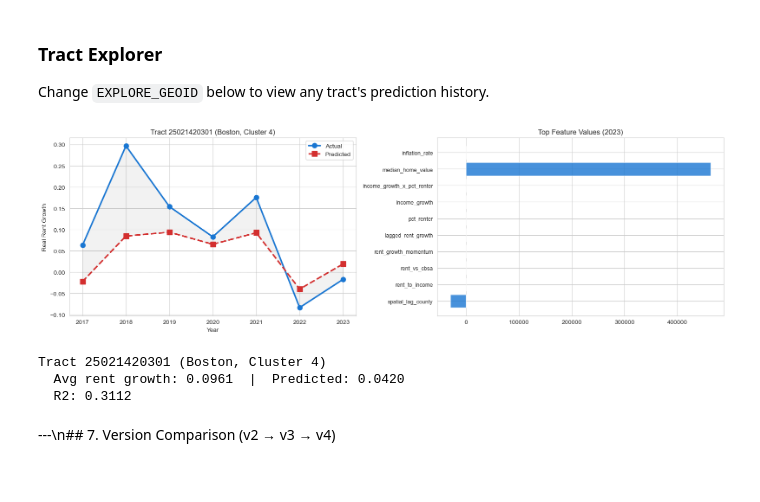
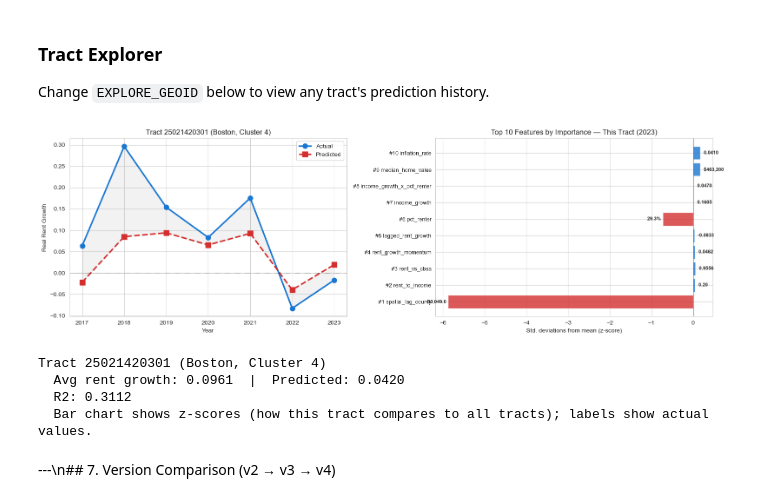
Before and after one commit to jonathanlng02/rent-growth-backtesting, a Jupyter notebook: rent_growth_analysis.ipynb, the cells around one changed output. Cells and saved outputs as stored; diff of their text form; code cells hidden in the pictures.

```diff
--- a/rent_growth_analysis.ipynb
+++ b/rent_growth_analysis.ipynb
@@ -1135,39 +1163,72 @@ Change `EXPLORE_GEOID` below to view any tract's prediction history.
 # %%
 # ============================================================
 # TRACT EXPLORER - Change GEOID to explore any tract
 # ============================================================
 EXPLORE_GEOID = selected_tracts[0][1]
 
 tract = df_clean[df_clean['GEOID'] == EXPLORE_GEOID].sort_values('year')
 if len(tract) == 0:
     print(f'Tract {EXPLORE_GEOID} not found.')
 else:
     cbsa_name = tract['cbsa'].iloc[0]
     cl = int(tract['cluster'].iloc[0])
     fig, axes = plt.subplots(1, 2, figsize=(16, 5))
     axes[0].plot(tract['year'], tract[TARGET], 'o-', color='#1976d2', lw=2.5, markersize=8, label='Actual')
     axes[0].plot(tract['year'], tract['predicted_rg'], 's--', color='#d32f2f', lw=2.5, markersize=8, label='Predicted')
     axes[0].fill_between(tract['year'], tract[TARGET], tract['predicted_rg'], alpha=0.1, color='gray')
     axes[0].axhline(y=0, color='black', lw=0.5, ls=':')
     axes[0].set_xlabel('Year'); axes[0].set_ylabel('Real Rent Growth')
     axes[0].set_title(f'Tract {EXPLORE_GEOID} ({cbsa_name}, Cluster {cl})')
     axes[0].legend()
     latest = tract.iloc[-1]
     top_features = importance_df.head(10).index
-    feat_vals = latest[top_features]
-    axes[1].barh(range(len(feat_vals)), feat_vals.values, color='#1976d2', alpha=0.8)
-    axes[1].set_yticks(range(len(feat_vals)))
-    axes[1].set_yticklabels(top_features, fontsize=9)
-    axes[1].set_title(f'Top Feature Values ({int(latest["year"])})')
+
+    # Standardize feature values for comparable bar lengths (z-scores vs all tracts)
+    all_means = df_clean[top_features].mean()
+    all_stds = df_clean[top_features].std()
+    feat_raw = latest[top_features]
+    feat_z = (feat_raw - all_means) / all_stds
+
+    # Plot bars using z-scores, label with actual values
+    rank_labels = [f'#{i+1} {f}' for i, f in enumerate(top_features)]
+    colors = ['#d32f2f' if z < 0 else '#1976d2' for z in feat_z]
+    bars = axes[1].barh(range(len(feat_z)), feat_z.values, color=colors, alpha=0.8)
+    axes[1].set_yticks(range(len(feat_z)))
+    axes[1].set_yticklabels(rank_labels, fontsize=9)
+    axes[1].set_xlabel('Std. deviations from mean (z-score)')
+    axes[1].set_title(f'Top 10 Features by Importance — This Tract ({int(latest["year"])})')
+    axes[1].axvline(x=0, color='black', lw=0.5)
+
+    # Data labels: show actual values
+    for bar, (feat, raw_val) in zip(bars, feat_raw.items()):
+        if feat in ('median_hh_income', 'median_home_value'):
+            lbl = f'${raw_val:,.0f}'
+        elif any(feat.startswith(p) for p in ('pct_', 'vacancy', 'poverty', 'unemployment', 'rent_burden', 'labor_')):
+            lbl = f'{raw_val:.1%}'
+        elif feat in ('rent_to_income',):
+            lbl = f'{raw_val:.2f}'
+        elif feat in ('median_age',):
+            lbl = f'{raw_val:.1f} yrs'
+        elif feat in ('worker_density',):
+            lbl = f'{raw_val:.2f}'
+        else:
+            lbl = f'{raw_val:.4f}' if abs(raw_val) < 1 else f'{raw_val:,.1f}'
+        x_pos = bar.get_width()
+        ha = 'left' if x_pos >= 0 else 'right'
+        axes[1].text(x_pos + (0.05 if x_pos >= 0 else -0.05), bar.get_y() + bar.get_height()/2,
+                      f' {lbl}', ha=ha, va='center', fontsize=8, fontweight='bold')
+
     plt.tight_layout(); plt.show()
     print(f'Tract {EXPLORE_GEOID} ({cbsa_name}, Cluster {cl})')
     print(f'  Avg rent growth: {tract[TARGET].mean():.4f}  |  Predicted: {tract["predicted_rg"].mean():.4f}')
     print(f'  R2: {r2_score(tract[TARGET], tract["predicted_rg"]):.4f}')
+    print(f'  Bar chart shows z-scores (how this tract compares to all tracts); labels show actual values.')
 # %% [output]
-[figure, old version]
+[figure, new version]
 Tract 25021420301 (Boston, Cluster 4)
   Avg rent growth: 0.0961  |  Predicted: 0.0420
   R2: 0.3112
+  Bar chart shows z-scores (how this tract compares to all tracts); labels show actual values.
 # %% [markdown]
 ---\n## 7. Version Comparison (v2 → v3 → v4)
 # %%
```
Also changed, not shown: parts of 2 cells of this notebook, 1 other file.
